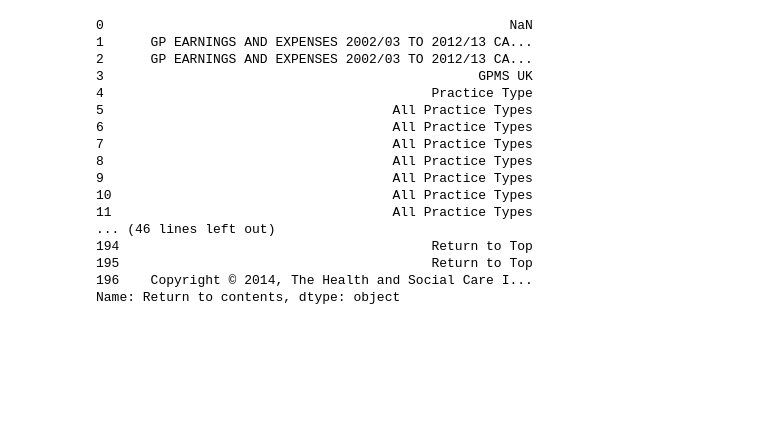
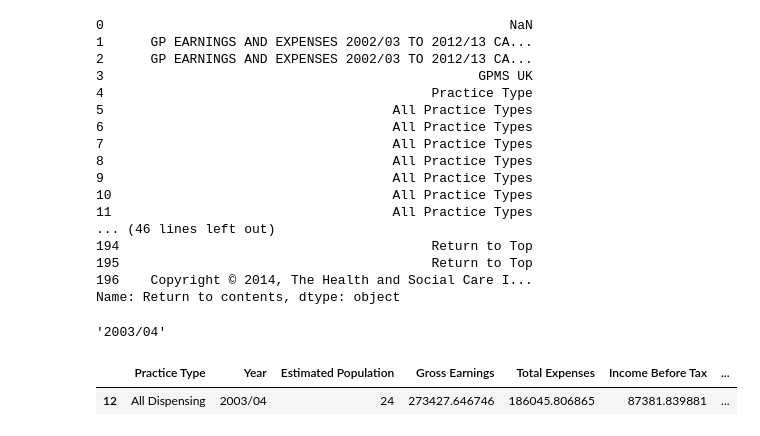
Before and after one commit to holdenweb/xl-tables, a Jupyter notebook: Investigations.ipynb, the cells around one changed output. Cells and saved outputs as stored; diff of their text form; code cells hidden in the pictures; blank space fills up the shorter version.

```diff
--- a/Investigations.ipynb
+++ b/Investigations.ipynb
@@ -775,3 +775,12 @@ psheet["Return to contents"].fillna(method="ffill", inplace=False)
 195                                        Return to Top
 196    Copyright © 2014, The Health and Social Care I...
 Name: Return to contents, dtype: object
+# %%
+table.iat[12,1]
+# %% [output]
+'2003/04'
+# %%
+table.iloc[[12],:]
+# %% [output]
+|  | Practice Type | Year | Estimated Population | Gross Earnings | Total Expenses | Income Before Tax | ... |
+| 12 | All Dispensing | 2003/04 | 24 | 273427.646746 | 186045.806865 | 87381.839881 | ... |
```
Also changed, not shown: parts of 1 cell of this notebook.
